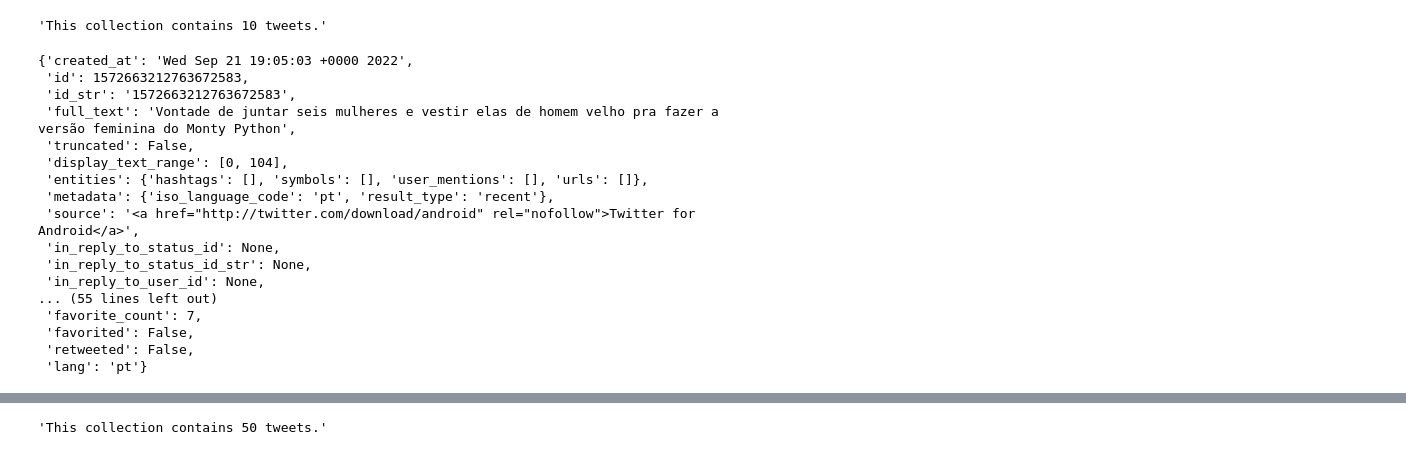
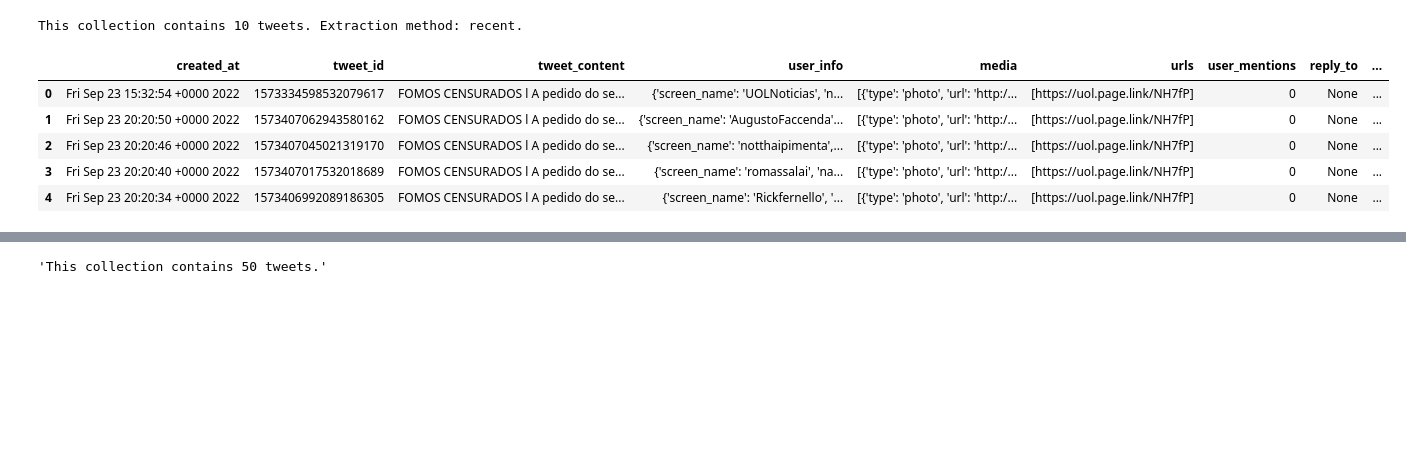
Before and after one commit to lucasraniere/twitter-data-extraction-2022-elections, a Jupyter notebook: teste.ipynb, the cells around one changed output, grey strips where cells are left out. Cells and saved outputs as stored; diff of their text form; code cells hidden in the pictures; blank space fills up the shorter version.

Commit message:
almost finishing the method to return a dataframe from the collected tweets, i just need to finish the mentions part

```diff
--- a/teste.ipynb
+++ b/teste.ipynb
@@ -6,4 +7,4 @@ from modules.search import Search
 # %%
 search = Search(API_KEY, API_SECRET, ACCESS_TOKEN, ACCESS_TOKEN_SECRET, BEARER_TOKEN, SANDBOX_LABEL)
 # %%
-tweets = search._recent('python', amount=10)
+tweets = search._recent('FOMOS CENSURADOS l A pedido do senador Flávio Bolsonaro (PL), filho do presidente Jair Bolsonaro (PL)', amount=10)
@@ -10,26 +13,16 @@ tweets = search._recent('python', amount=10)
 # %%
-tweets._info
+print(tweets._info)
 # %% [output]
-'This collection contains 10 tweets.'
+This collection contains 10 tweets. Extraction method: recent.
-# %%
-ext_tweets = tweets.get_tweets_dict()
-ext_tweets[0]
-# %% [output]
-{'created_at': 'Wed Sep 21 19:05:03 +0000 2022',
- 'id': 1572663212763672583,
- 'id_str': '1572663212763672583',
- 'full_text': 'Vontade de juntar seis mulheres e vestir elas de homem velho pra fazer a versão feminina do Monty Python',
- 'truncated': False,
- 'display_text_range': [0, 104],
- 'entities': {'hashtags': [], 'symbols': [], 'user_mentions': [], 'urls': []},
- 'metadata': {'iso_language_code': 'pt', 'result_type': 'recent'},
- 'source': '<a href="http://twitter.com/download/android" rel="nofollow">Twitter for Android</a>',
- 'in_reply_to_status_id': None,
- 'in_reply_to_status_id_str': None,
- 'in_reply_to_user_id': None,
-... (55 lines left out)
- 'favorite_count': 7,
- 'favorited': False,
- 'retweeted': False,
- 'lang': 'pt'}
+# %%
+df = tweets.get_dataframe()
+# %%
+df.head()
+# %% [output]
+|  | created_at | tweet_id | tweet_content | user_info | media | urls | user_mentions | reply_to | ... |
+| 0 | Fri Sep 23 15:32:54 +0000 2022 | 1573334598532079617 | FOMOS CENSURADOS l A pedido do se... | {'screen_name': 'UOLNoticias', 'n... | [{'type': 'photo', 'url': 'http:/... | [https://uol.page.link/NH7fP] | 0 | None | ... |
+| 1 | Fri Sep 23 20:20:50 +0000 2022 | 1573407062943580162 | FOMOS CENSURADOS l A pedido do se... | {'screen_name': 'AugustoFaccenda'... | [{'type': 'photo', 'url': 'http:/... | [https://uol.page.link/NH7fP] | 0 | None | ... |
+| 2 | Fri Sep 23 20:20:46 +0000 2022 | 1573407045021319170 | FOMOS CENSURADOS l A pedido do se... | {'screen_name': 'notthaipimenta',... | [{'type': 'photo', 'url': 'http:/... | [https://uol.page.link/NH7fP] | 0 | None | ... |
+| 3 | Fri Sep 23 20:20:40 +0000 2022 | 1573407017532018689 | FOMOS CENSURADOS l A pedido do se... | {'screen_name': 'romassalai', 'na... | [{'type': 'photo', 'url': 'http:/... | [https://uol.page.link/NH7fP] | 0 | None | ... |
+| 4 | Fri Sep 23 20:20:34 +0000 2022 | 1573406992089186305 | FOMOS CENSURADOS l A pedido do se... | {'screen_name': 'Rickfernello', '... | [{'type': 'photo', 'url': 'http:/... | [https://uol.page.link/NH7fP] | 0 | None | ... |
 # %%
```
Also changed, not shown: parts of 13 cells of this notebook, 2 other files.
